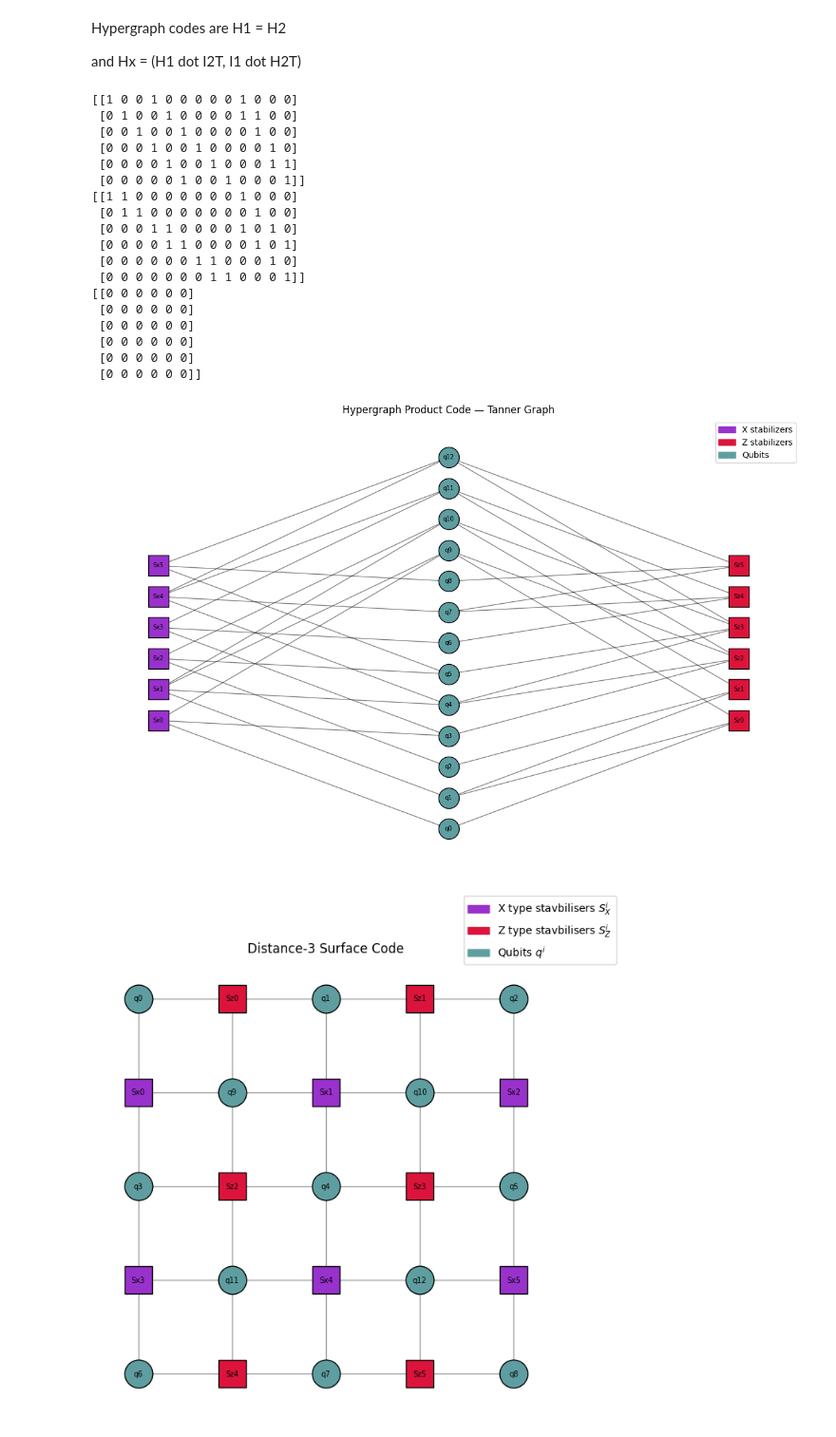
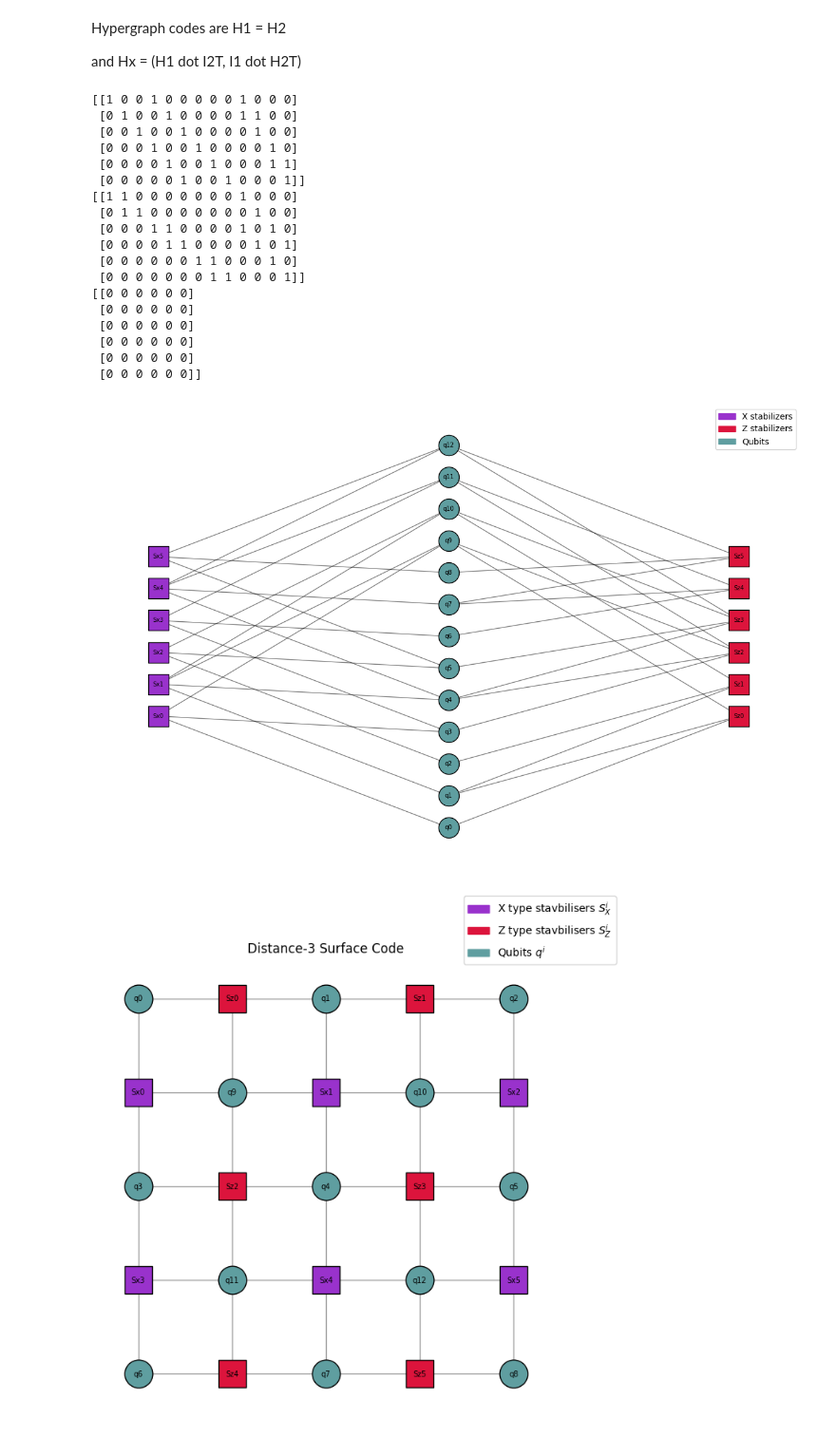
Before and after one commit to laramoyanotaylor/GKP_QEC_Project_Code, a Jupyter notebook: Hypergraph_to_SurfaceCode.ipynb, the cells around one changed output. Shown at 95% size. Drawn from its saved outputs; the diff is of its cells as text; code cells hidden in the pictures.

```diff
--- a/Hypergraph_to_SurfaceCode.ipynb
+++ b/Hypergraph_to_SurfaceCode.ipynb
@@ -114,35 +114,35 @@ def tanner_image(Hx, Hz):
     nx.draw_networkx_edges(G, pos, ax=ax, alpha=0.5)
 
     legend = [mpatches.Patch(color=X_COLOUR,    label="X stabilizers"),
               mpatches.Patch(color=Z_COLOUR,   label="Z stabilizers"),
               mpatches.Patch(color=QUBIT_COLOUR, label="Qubits")]
     ax.legend(handles=legend)
-    ax.set_title("Hypergraph Product Code — Tanner Graph")
+    #ax.set_title("Hypergraph Product Code — Tanner Graph")
     ax.axis("off")
     plt.tight_layout()
     plt.show()
 
 tanner_image(Hx, Hz)
 # %% [output]
 [[1 0 0 1 0 0 0 0 0 1 0 0 0]
  [0 1 0 0 1 0 0 0 0 1 1 0 0]
  [0 0 1 0 0 1 0 0 0 0 1 0 0]
  [0 0 0 1 0 0 1 0 0 0 0 1 0]
  [0 0 0 0 1 0 0 1 0 0 0 1 1]
  [0 0 0 0 0 1 0 0 1 0 0 0 1]]
 [[1 1 0 0 0 0 0 0 0 1 0 0 0]
  [0 1 1 0 0 0 0 0 0 0 1 0 0]
  [0 0 0 1 1 0 0 0 0 1 0 1 0]
  [0 0 0 0 1 1 0 0 0 0 1 0 1]
  [0 0 0 0 0 0 1 1 0 0 0 1 0]
  [0 0 0 0 0 0 0 1 1 0 0 0 1]]
 [[0 0 0 0 0 0]
  [0 0 0 0 0 0]
  [0 0 0 0 0 0]
  [0 0 0 0 0 0]
  [0 0 0 0 0 0]
  [0 0 0 0 0 0]]
-[figure, old version]
+[figure, new version]
 # %%
 #make the surafec code
 #need a grid
```
Also changed, not shown: parts of 10 cells of this notebook.
